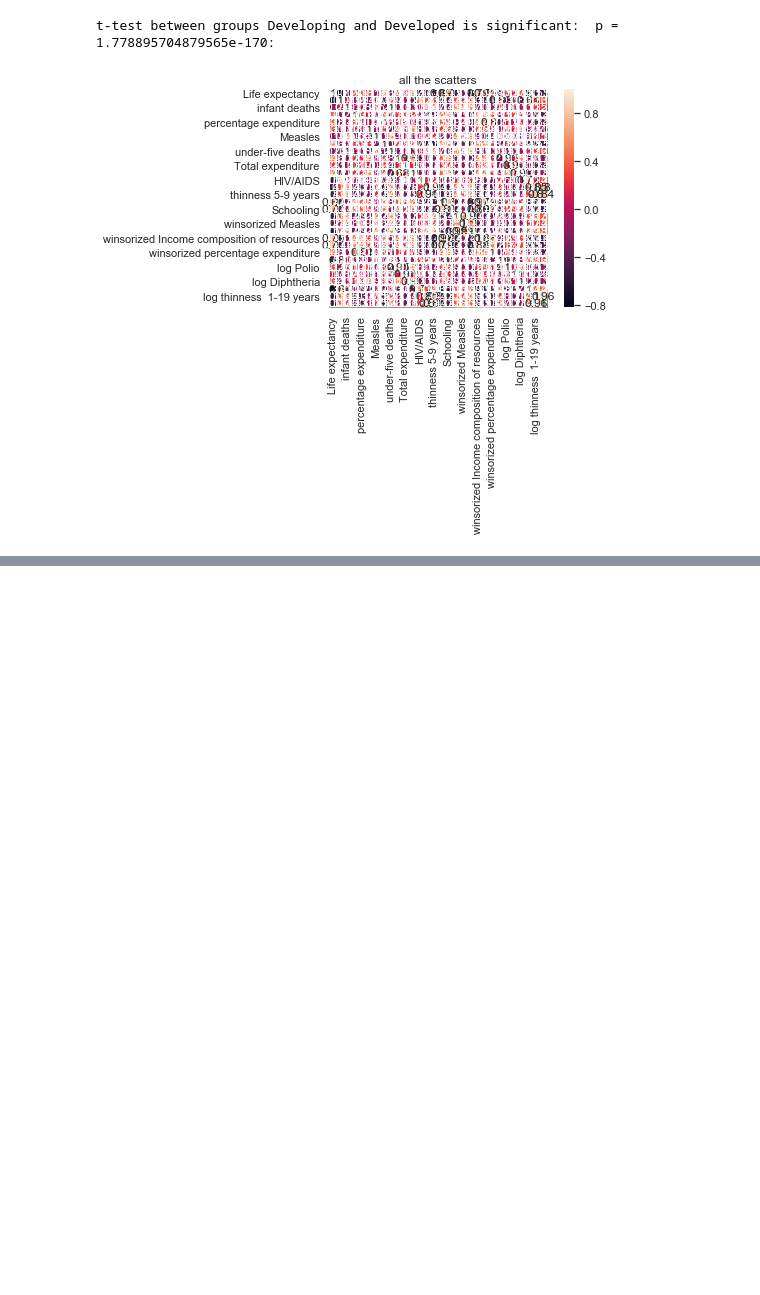
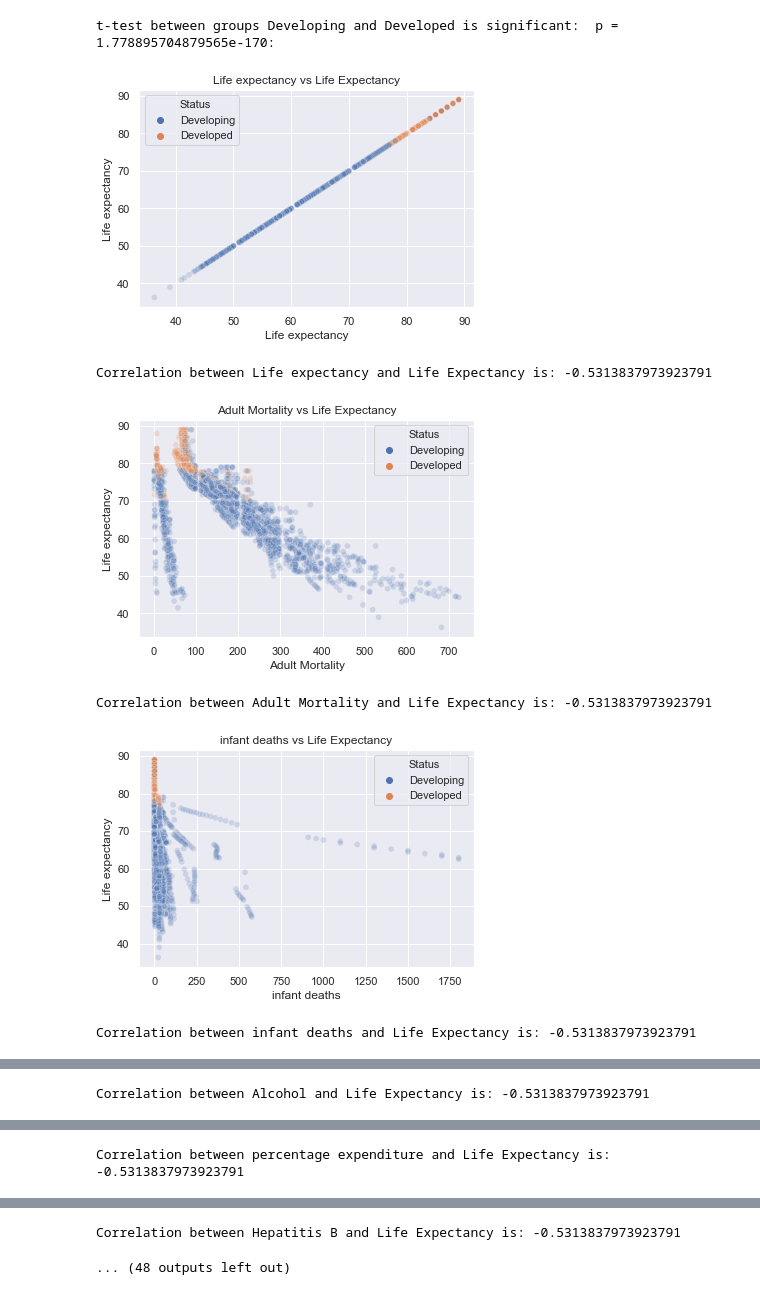
Before and after one commit to daddyprasad5/thinkful, a Jupyter notebook: Model_Preparation_Challenge.ipynb, the cells around one changed output, grey strips where cells are left out. Drawn from its saved outputs; the diff is of its cells as text; code cells hidden in the pictures; blank space fills up the shorter version.

```diff
--- a/Model_Preparation_Challenge.ipynb
+++ b/Model_Preparation_Challenge.ipynb
@@ -511,46 +511,34 @@ t-test between groups Developing and Developed is significant:  p = 1.7788957048
 # %%
 #note I'm using pre-transformed variables first, for ease of semantics
 
 col_list = ['Life expectancy', 'Adult Mortality',
        'infant deaths', 'Alcohol', 'percentage expenditure',
        'Hepatitis B', 'Measles', 'BMI', 'under-five deaths', 'Polio',
        'Total expenditure', 'Diphtheria', 'HIV/AIDS',
        'thinness  1-19 years', 'thinness 5-9 years',
        'Income composition of resources', 'Schooling',
        'winsorized infant deaths', 'winsorized Measles',
        'winsorized under-five deaths',
        'winsorized Income composition of resources',
        'winsorized Schooling', 'winsorized percentage expenditure',
        'log Adult Mortality', 'log Polio', 'log Total expenditure',
        'log Diphtheria', 'log HIV/AIDS', 'log thinness  1-19 years',
        'log thinness 5-9 years']
 
-def cont_to_cont(conts, df, title):
-    """
-    plots scatters and correlation matrix heat map for the list of
-    continuous variables in the dataframe.
-    title arg is the title for the heatmap
-    """
-    #plt.figure(figsize=(18,5))
-    axes_cnt = len(conts)
-    axes_num = 1
-    for i in range(0, len(conts)):
-        for j in range(i+1, len(conts)):
-            #scatter plot
-            #plt.subplot(1, axes_cnt, axes_num)
-            plt.scatter(df[conts[i]], df[conts[j]], alpha=.2)
-            plt.title("{0} vs {1}".format(conts[i], conts[j]))
-            axes_num += 1
-            plt.show
+def get_corr(col, corr_dict):
+    sns.scatterplot(le[col], le["Life expectancy"], alpha=.2, hue=le["Status"])
+    plt.title("{0} vs Life Expectancy".format(col))
+    plt.show()
+    corr_list.append(le["Life expectancy"].corr(le[col]))
+    print("Correlation between {} and Life Expectancy is: {}".format(col, le_corr))
 
-    #plt.show()
 
-    #correlation coefficients
-    corr_coeffs = df[conts].corr()
 
-    sns.heatmap(corr_coeffs, square=True, annot=True, linewidths=.5)
-    plt.title(title)
-
-cont_to_cont(col_list, le, "all the scatters")
+for col in col_list: get_corr(col, corrs)
 # %% [output]
-[figure, old version]
+[figure, new version]
+Correlation between Life expectancy and Life Expectancy is: -0.5313837973923791
+[figure, added]
+Correlation between Adult Mortality and Life Expectancy is: -0.5313837973923791
+[figure, added]
+Correlation between infant deaths and Life Expectancy is: -0.5313837973923791
@@ -556,0 +546 @@ cont_to_cont(col_list, le, "all the scatters")
+Correlation between Alcohol and Life Expectancy is: -0.5313837973923791
@@ -556,0 +548 @@ cont_to_cont(col_list, le, "all the scatters")
+Correlation between percentage expenditure and Life Expectancy is: -0.5313837973923791
@@ -556,0 +550,2 @@ cont_to_cont(col_list, le, "all the scatters")
+Correlation between Hepatitis B and Life Expectancy is: -0.5313837973923791
+... (48 outputs left out)
```
Also changed, not shown: parts of 2 cells of this notebook.
